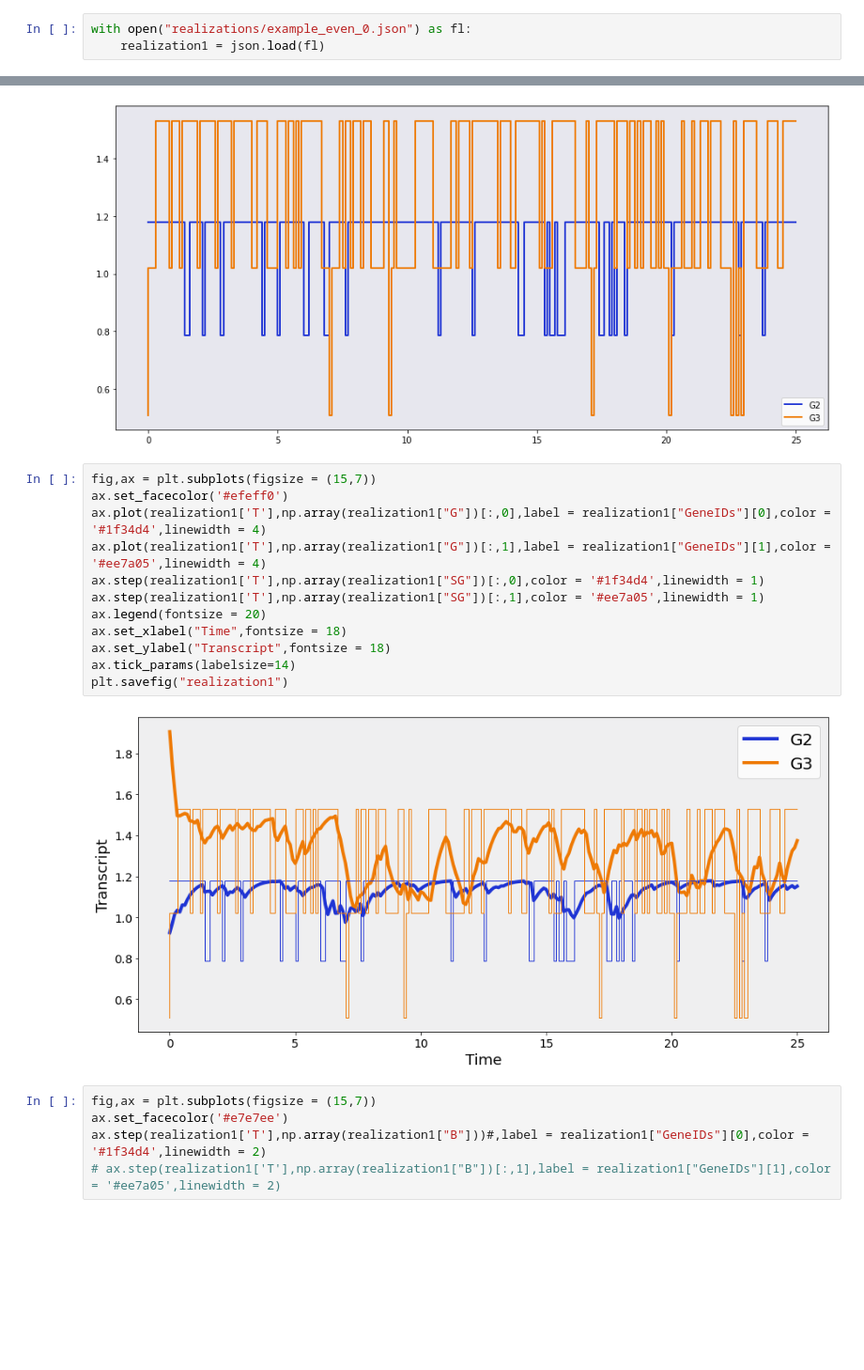
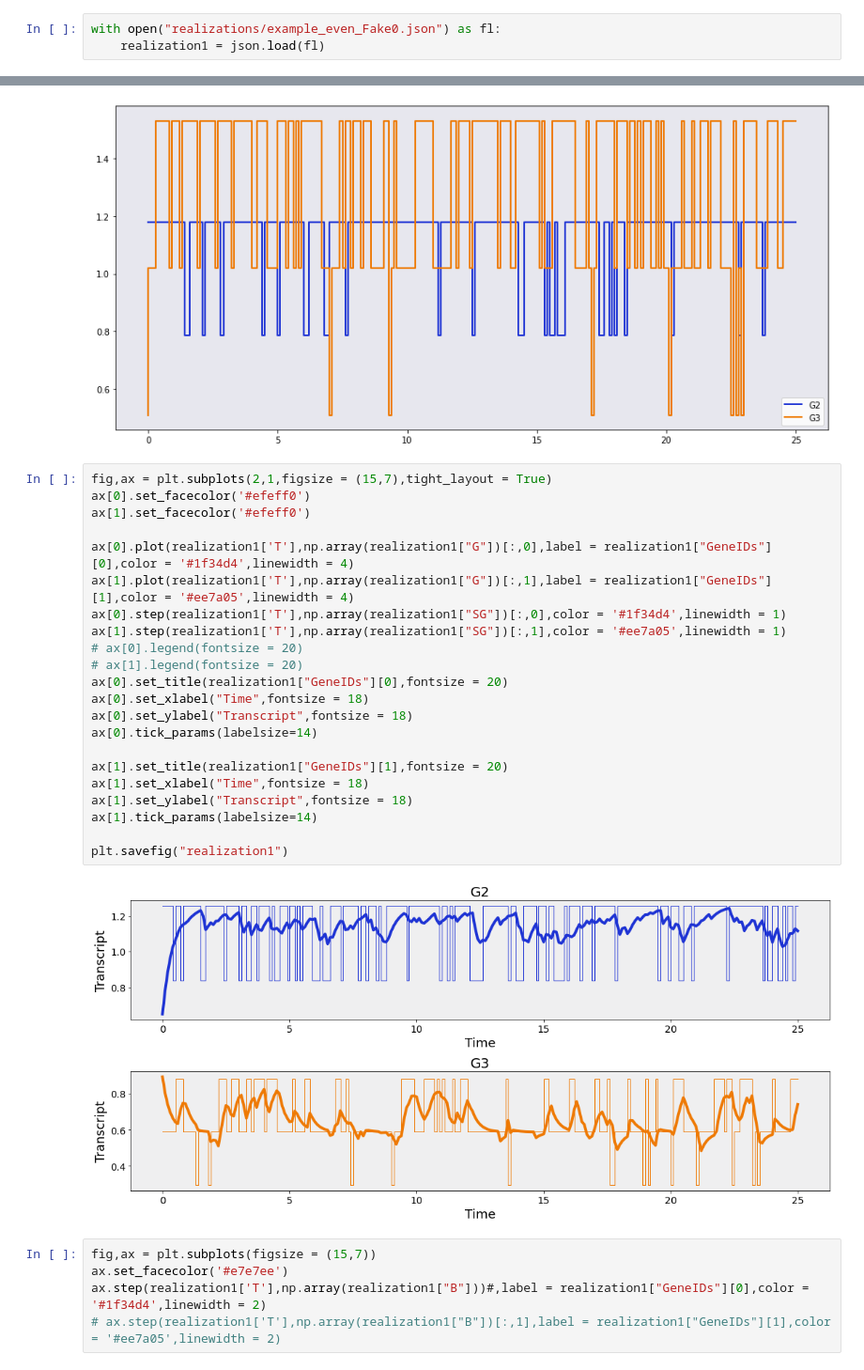
Before and after one commit to kordk/stoch_epi_lib, a Jupyter notebook: threeGeneExample/ExploreOutput.ipynb, the cells around one changed output, grey strips where cells are left out. Shown at 94% size. Drawn from its saved outputs; the diff is of its cells as text; blank space fills up the shorter version.

```diff
--- a/threeGeneExample/ExploreOutput.ipynb
+++ b/threeGeneExample/ExploreOutput.ipynb
@@ -25,7 +25,7 @@ plt.plot(sample1[0]["TimePts"],sample1[0]["RealMeans"])
 [<matplotlib.lines.Line2D at 0x...>]
 [figure]
 # %%
-with open("realizations/example_even_0.json") as fl:
+with open("realizations/example_even_Fake0.json") as fl:
     realization1 = json.load(fl)
 # %%
 realization1.keys()
@@ -62,19 +64,29 @@ ax.legend()
 <matplotlib.legend.Legend at 0x...>
 [figure]
 # %%
-fig,ax = plt.subplots(figsize = (15,7))
-ax.set_facecolor('#efeff0')
-ax.plot(realization1['T'],np.array(realization1["G"])[:,0],label = realization1["GeneIDs"][0],color = '#1f34d4',linewidth = 4)
-ax.plot(realization1['T'],np.array(realization1["G"])[:,1],label = realization1["GeneIDs"][1],color = '#ee7a05',linewidth = 4)
-ax.step(realization1['T'],np.array(realization1["SG"])[:,0],color = '#1f34d4',linewidth = 1)
-ax.step(realization1['T'],np.array(realization1["SG"])[:,1],color = '#ee7a05',linewidth = 1)
-ax.legend(fontsize = 20)
-ax.set_xlabel("Time",fontsize = 18)
-ax.set_ylabel("Transcript",fontsize = 18)
-ax.tick_params(labelsize=14)
+fig,ax = plt.subplots(2,1,figsize = (15,7),tight_layout = True)
+ax[0].set_facecolor('#efeff0')
+ax[1].set_facecolor('#efeff0')
+
+ax[0].plot(realization1['T'],np.array(realization1["G"])[:,0],label = realization1["GeneIDs"][0],color = '#1f34d4',linewidth = 4)
+ax[1].plot(realization1['T'],np.array(realization1["G"])[:,1],label = realization1["GeneIDs"][1],color = '#ee7a05',linewidth = 4)
+ax[0].step(realization1['T'],np.array(realization1["SG"])[:,0],color = '#1f34d4',linewidth = 1)
+ax[1].step(realization1['T'],np.array(realization1["SG"])[:,1],color = '#ee7a05',linewidth = 1)
+# ax[0].legend(fontsize = 20)
+# ax[1].legend(fontsize = 20)
+ax[0].set_title(realization1["GeneIDs"][0],fontsize = 20)
+ax[0].set_xlabel("Time",fontsize = 18)
+ax[0].set_ylabel("Transcript",fontsize = 18)
+ax[0].tick_params(labelsize=14)
+
+ax[1].set_title(realization1["GeneIDs"][1],fontsize = 20)
+ax[1].set_xlabel("Time",fontsize = 18)
+ax[1].set_ylabel("Transcript",fontsize = 18)
+ax[1].tick_params(labelsize=14)
+
 plt.savefig("realization1")
 # %% [output]
-[figure, old version]
+[figure, new version]
 # %%
 fig,ax = plt.subplots(figsize = (15,7))
 ax.set_facecolor('#e7e7ee')
```
Also changed, not shown: parts of 3 cells of this notebook, 2 other files.
